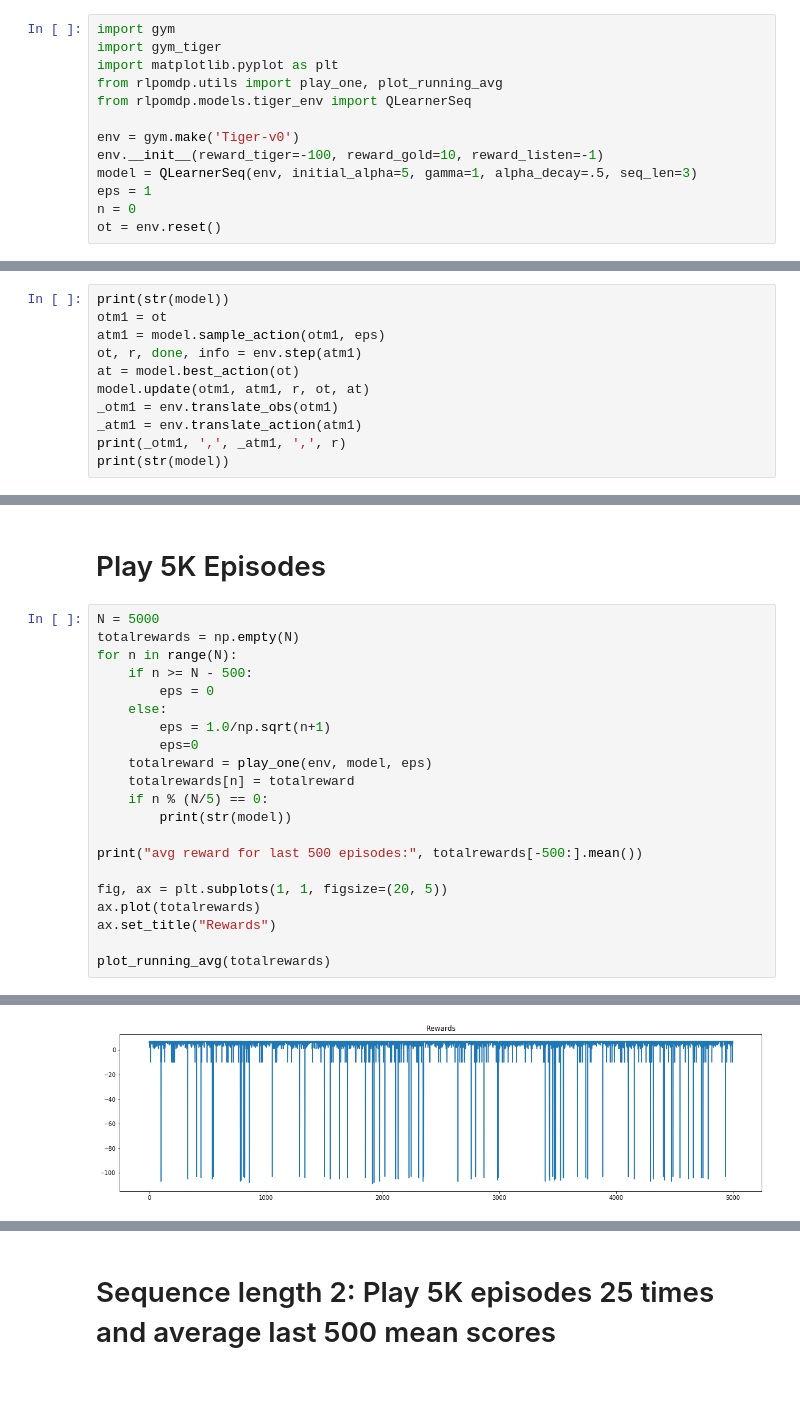
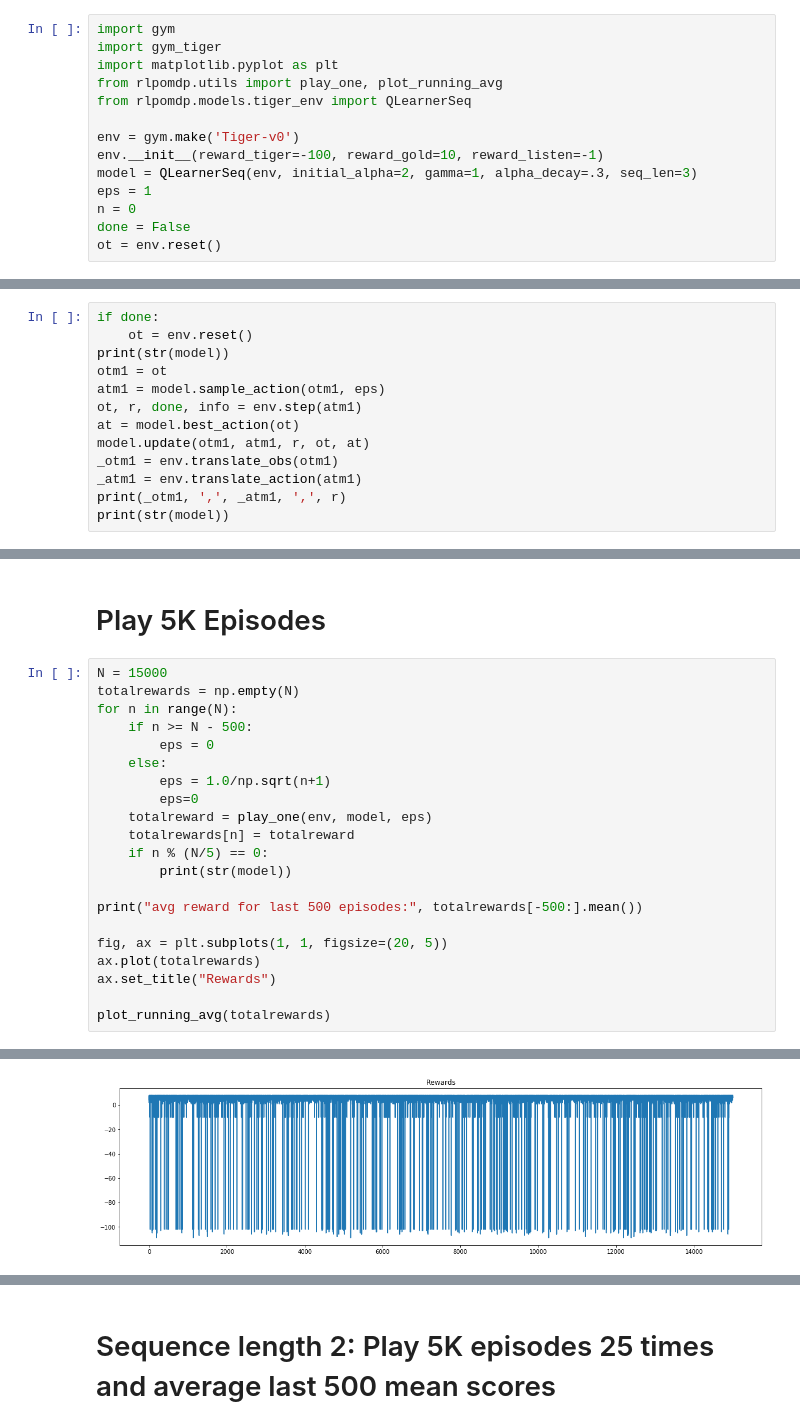
Before and after one commit to jackblandin/research, a Jupyter notebook: notebooks/tiger_env/qlearner-seq.ipynb, the cells around one changed output, grey strips where cells are left out. Saved outputs shown, nothing was run; the diff lists cells and outputs as text; blank space fills up the shorter version.

```diff
--- a/notebooks/tiger_env/qlearner-seq.ipynb
+++ b/notebooks/tiger_env/qlearner-seq.ipynb
@@ -43,9 +43,10 @@ from rlpomdp.models.tiger_env import QLearnerSeq
 
 env = gym.make('Tiger-v0')
 env.__init__(reward_tiger=-100, reward_gold=10, reward_listen=-1)
-model = QLearnerSeq(env, initial_alpha=5, gamma=1, alpha_decay=.5, seq_len=3)
+model = QLearnerSeq(env, initial_alpha=2, gamma=1, alpha_decay=.3, seq_len=3)
 eps = 1
 n = 0
+done = False
 ot = env.reset()
 # %% [markdown]
 # Take one action and update Q
@@ -54,6 +55,8 @@ $$
 Q(s_{t-1}, a_{t-1}) = Q(s_{t-1}, a_{t-1}) + \alpha \big[ r_t + \gamma \cdot Q(s_t, a_t) - Q(s_{t-1}, a_{t-1}) \big]
 $$
 # %%
+if done:
+    ot = env.reset()
 print(str(model))
 otm1 = ot
 atm1 = model.sample_action(otm1, eps)
@@ -102,7 +106,7 @@ o_t-n,...,o_t-1                          | o_t-1       | a_t-1      | r     | o_
 # %% [markdown]
 # Play 5K Episodes
 # %%
-N = 5000
+N = 15000
 totalrewards = np.empty(N)
 for n in range(N):
     if n >= N - 500:
@@ -143 +147 @@ avg reward for last 500 episodes: 4.126
-[figure, old version]
+[figure, new version]
```
Also changed, not shown: parts of 3 cells of this notebook, 17 other files.
